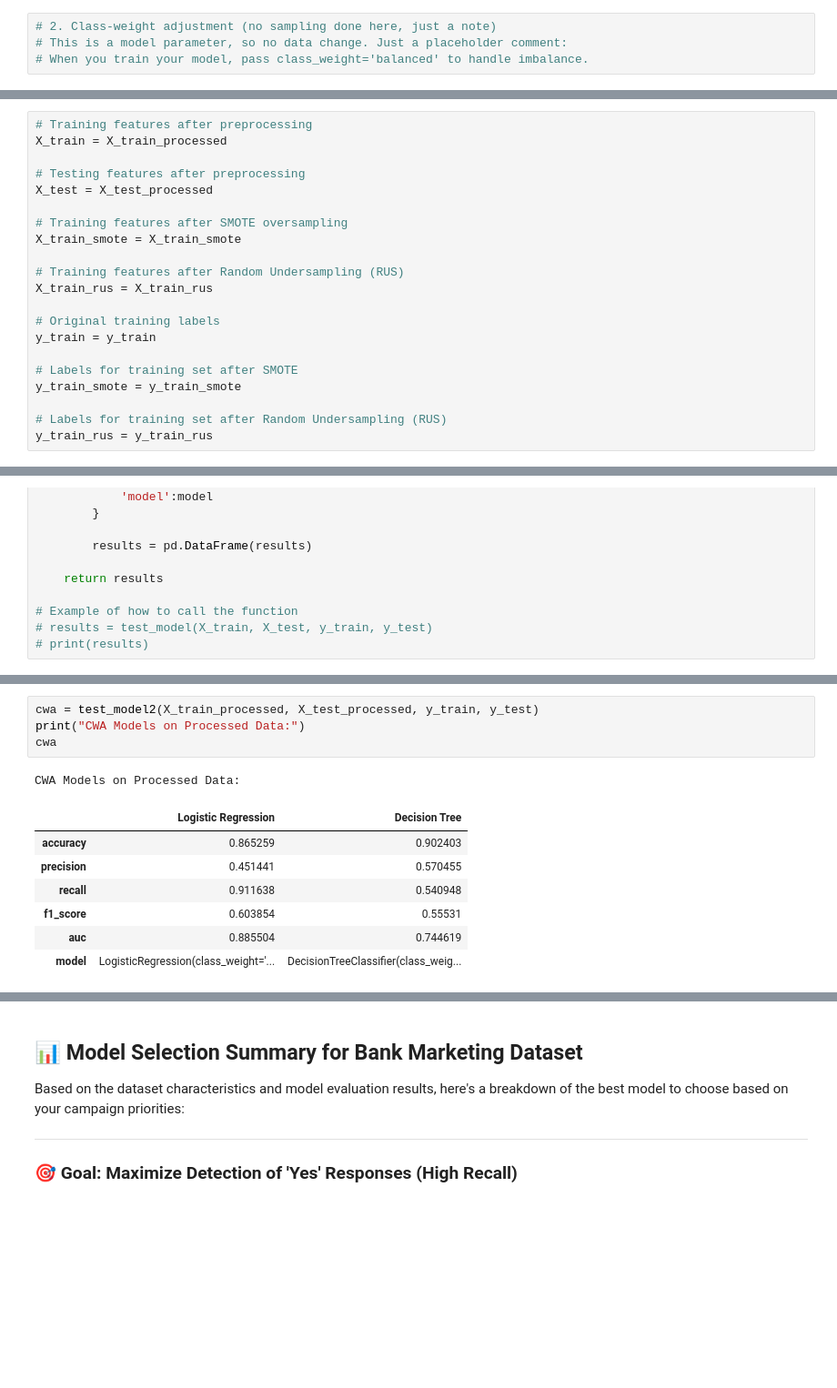
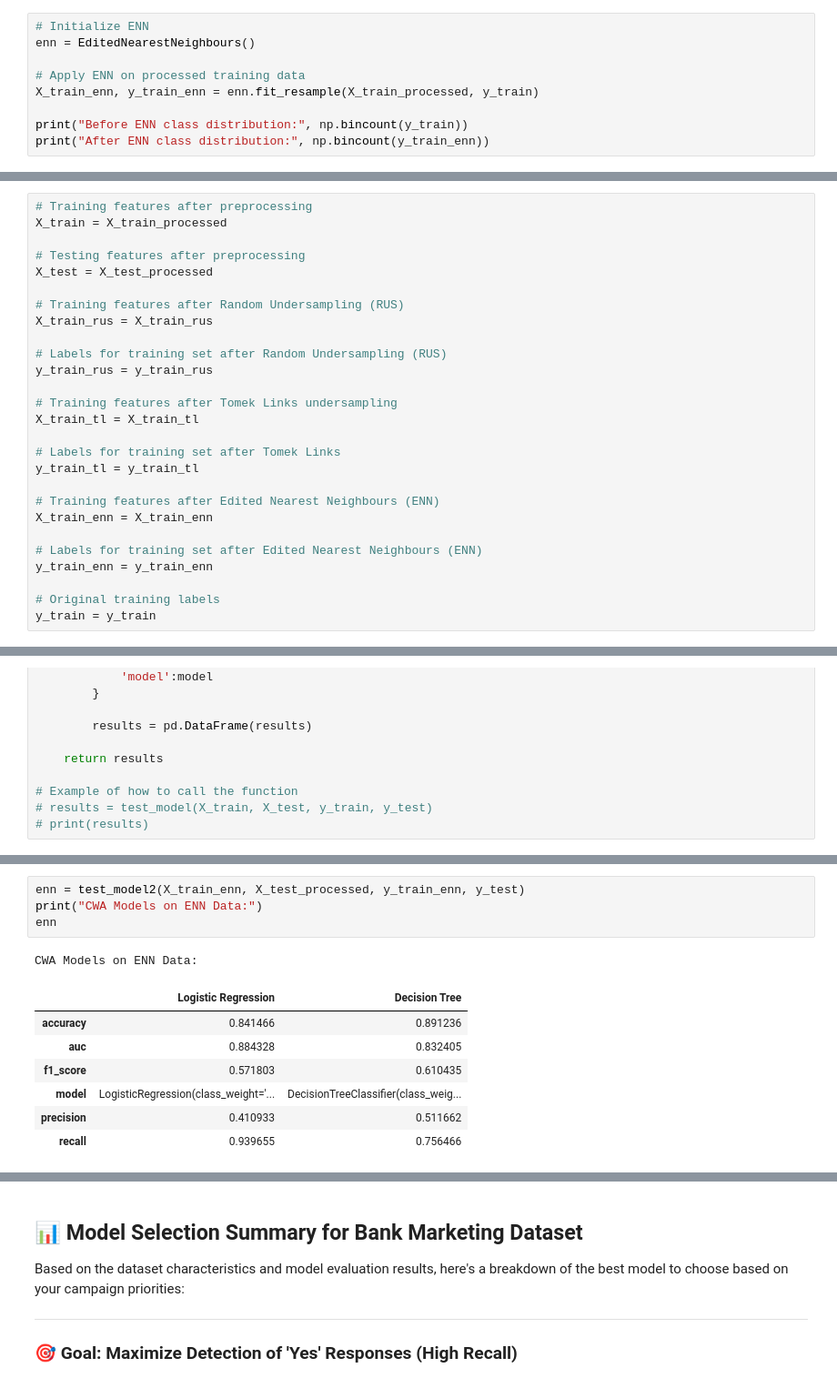
Before and after one commit to hathimazman/MachineLearning_Project2, a Jupyter notebook: Project.ipynb, the cells around one changed output, grey strips where cells are left out. Shown at 91% size. Saved outputs shown, nothing was run; the diff lists cells and outputs as text; blank space fills up the shorter version.

```diff
--- a/Project.ipynb
+++ b/Project.ipynb
@@ -302,4 +236,9 @@ After Random Undersampling class distribution: [3712 3712]
 # %%
-# 2. Class-weight adjustment (no sampling done here, just a note)
-# This is a model parameter, so no data change. Just a placeholder comment:
-# When you train your model, pass class_weight='balanced' to handle imbalance.
+# Initialize ENN
+enn = EditedNearestNeighbours()
+
+# Apply ENN on processed training data
+X_train_enn, y_train_enn = enn.fit_resample(X_train_processed, y_train)
+
+print("Before ENN class distribution:", np.bincount(y_train))
+print("After ENN class distribution:", np.bincount(y_train_enn))
@@ -346,20 +291,26 @@ X_train = X_train_processed
 # Testing features after preprocessing
 X_test = X_test_processed
 
-# Training features after SMOTE oversampling
-X_train_smote = X_train_smote
-
 # Training features after Random Undersampling (RUS)
 X_train_rus = X_train_rus
 
+# Labels for training set after Random Undersampling (RUS)
+y_train_rus = y_train_rus
+
+# Training features after Tomek Links undersampling
+X_train_tl = X_train_tl
+
+# Labels for training set after Tomek Links
+y_train_tl = y_train_tl
+
+# Training features after Edited Nearest Neighbours (ENN)
+X_train_enn = X_train_enn
+
+# Labels for training set after Edited Nearest Neighbours (ENN)
+y_train_enn = y_train_enn
+
 # Original training labels
 y_train = y_train
-
-# Labels for training set after SMOTE
-y_train_smote = y_train_smote
-
-# Labels for training set after Random Undersampling (RUS)
-y_train_rus = y_train_rus
 # %%
 cv = StratifiedKFold(n_splits=5, shuffle=True, random_state=42)
 # %%
@@ -488,14 +439,14 @@ Baseline Models on RUS Data:
 # %%
-cwa = test_model2(X_train_processed, X_test_processed, y_train, y_test)
-print("CWA Models on Processed Data:")
-cwa
+enn = test_model2(X_train_enn, X_test_processed, y_train_enn, y_test)
+print("CWA Models on ENN Data:")
+enn
 # %% [output]
-CWA Models on Processed Data:
+CWA Models on ENN Data:
 |  | Logistic Regression | Decision Tree |
-| accuracy | 0.865259 | 0.902403 |
-| precision | 0.451441 | 0.570455 |
-| recall | 0.911638 | 0.540948 |
-| f1_score | 0.603854 | 0.55531 |
-| auc | 0.885504 | 0.744619 |
+| accuracy | 0.841466 | 0.891236 |
+| auc | 0.884328 | 0.832405 |
+| f1_score | 0.571803 | 0.610435 |
 | model | LogisticRegression(class_weight='... | DecisionTreeClassifier(class_weig... |
+| precision | 0.410933 | 0.511662 |
+| recall | 0.939655 | 0.756466 |
 # %%
```
Also changed, not shown: parts of 19 cells of this notebook.
